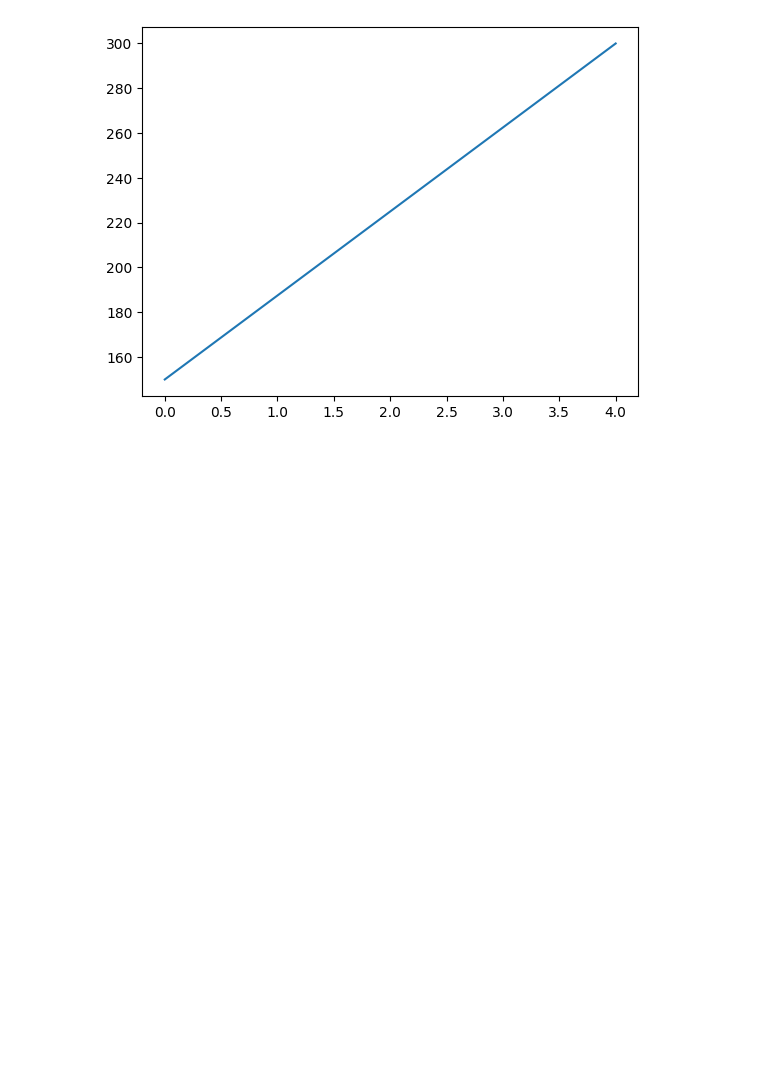
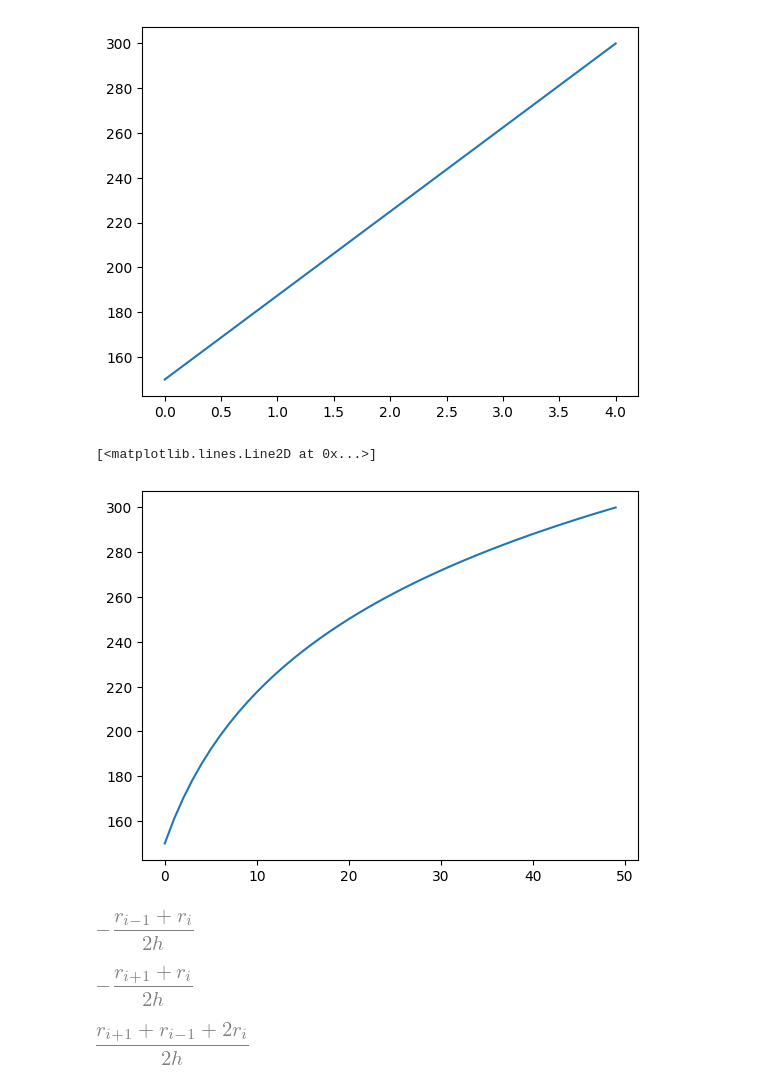
Before and after one commit to LeoBasov/hamt, a Jupyter notebook: doc/jupyter/FEM_1d.ipynb, the cells around one changed output. Drawn from its saved outputs; the diff is of its cells as text; code cells hidden in the pictures; blank space fills up the shorter version.

```diff
--- a/doc/jupyter/FEM_1d.ipynb
+++ b/doc/jupyter/FEM_1d.ipynb
@@ -134,7 +134,9 @@ for i in range(1, N-1):
     for k in range(N):
         if i == k:
             M[i, k] = 2 * (r0 + i*h)/h
-        elif k == (i - 1) or k == (i + 1):
+        elif k == (i - 1):
+            M[i, k] = -(r0 + i*h)/h
+        elif k == (i + 1):
             M[i, k] = -(r0 + i*h)/h
 
 print(M)
@@ -149,3 +151,34 @@ plt.plot(a)
  [ 0.          0.          0.          0.          1.        ]]
 [<matplotlib.lines.Line2D at 0x...>]
 [figure]
+# %%
+N = 50
+r0 = 1
+r1 = 10
+h = (r1 - r0)/N
+T0 = 150
+T1 = 300
+
+M = np.zeros((N, N))
+v = np.zeros(N)
+
+M[0, 0] = 1
+M[N-1, N-1] = 1
+
+v[0] = T0
+v[N-1] = T1
+
+for i in range(1, N-1):
+    for k in range(N):
+        if i == k:
+            M[i, k] = -2 * (r0 + i*h)/h**2
+        elif k == (i - 1):
+            M[i, k] = (-1/(2*h)) + (r0 + i*h)/h**2
+        elif k == (i + 1):
+            M[i, k] = (1/(2*h)) + (r0 + i*h)/h**2
+
+a = np.linalg.solve(M, v)
+plt.plot(a)
+# %% [output]
+[<matplotlib.lines.Line2D at 0x...>]
+[figure, added]
@@ -151,0 +187,10 @@ plt.plot(a)
+# %%
+eq_im_i = factor(integrate(r*(-1/h)*(1/h), (r, rim, ri)))
+eq_im_i.subs(ri - rim, h)
+# %% [output]
+[figure, added]
+# %%
+eq_ip_i = factor(integrate(r*(1/h)*(-1/h), (r, ri, rip)))
+eq_ip_i.subs(rip - ri,h)
+# %% [output]
+[figure, added]
@@ -151,0 +203,4 @@ plt.plot(a)
+# %%
+factor(eq_i_i_l + eq_i_i_r)
+# %% [output]
+[figure, added]
```
Also changed, not shown: parts of 4 cells of this notebook.
